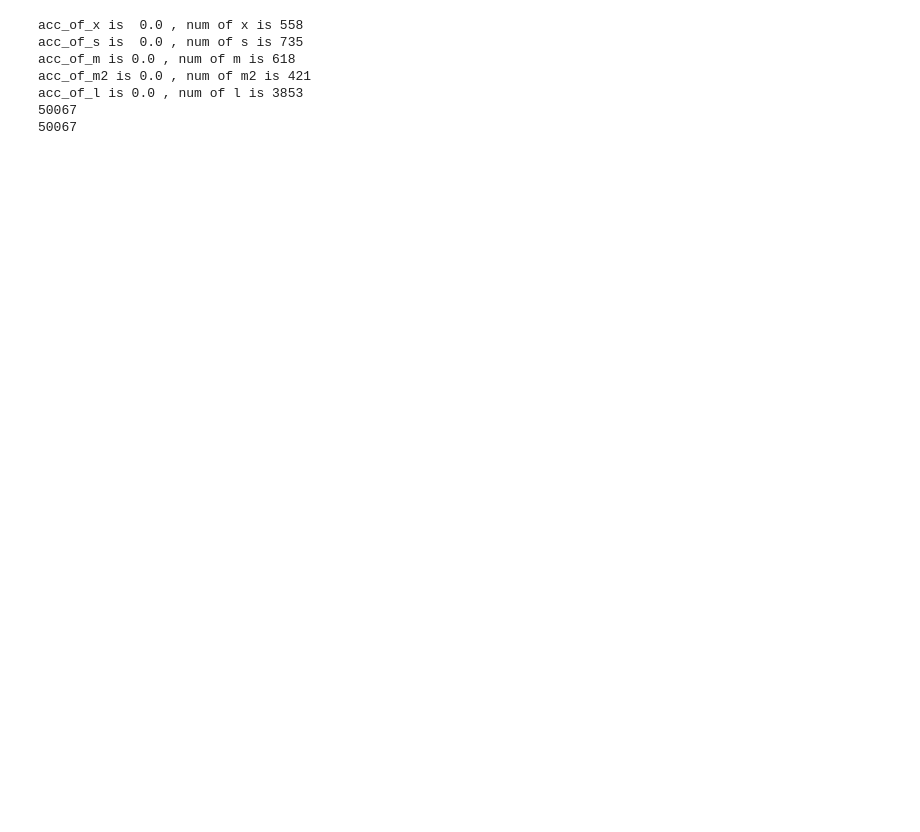
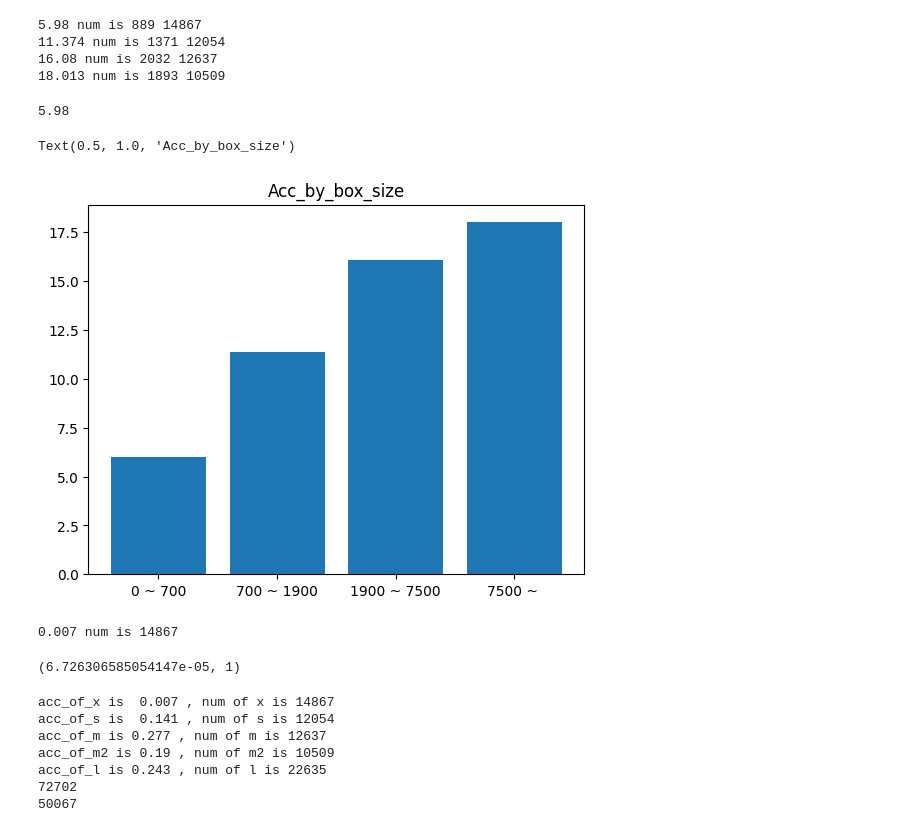
Before and after one commit to Lee-chan-hyeok/Nextchip_Autonomous_Driving_Contest, a Jupyter notebook: data_analysing/bbox/bbox_analysys.ipynb, the cells around one changed output. Drawn from its saved outputs; the diff is of its cells as text; code cells hidden in the pictures; blank space fills up the shorter version.

```diff
--- a/data_analysing/bbox/bbox_analysys.ipynb
+++ b/data_analysing/bbox/bbox_analysys.ipynb
@@ -43,47 +43,80 @@ display(result_df.sort_values('size'))
 # box size별 정확도
 
 # range 설정
-bin = [0, 500, 1000, 1500, 2000, 921600]
+bin = [0, 700, 1900, 7500, 921600]
 
 # size별로 df 필터링
 xsmall_df = result_df[(bin[0] <= result_df['size']) & (result_df['size'] < bin[1])]
 small_df = result_df[(bin[1] <= result_df['size']) & (result_df['size'] < bin[2])]
 medium_df = result_df[(bin[2] <= result_df['size']) & (result_df['size'] < bin[3])]
 medium2_df = result_df[(bin[3] <= result_df['size']) & (result_df['size'] < bin[4])]
-large_df = result_df[(bin[4] <= result_df['size']) & (result_df['size'] < bin[5])]
+# large_df = result_df[(bin[4] <= result_df['size']) & (result_df['size'] < bin[5])]
 
-#display(xsmall_df.sort_values(by= ['box_size']))
-#display(small_df.sort_values(by= ['box_size']))
-#display(medium_df.sort_values(by= ['box_size']))
-#display(large_df.sort_values(by= ['box_size']))
+# display(xsmall_df.sort_values(by= ['size']))
+# display(small_df.sort_values(by= ['size']))
+# display(medium_df.sort_values(by= ['size']))
+# display(large_df.sort_values(by= ['size']))
+# %%
+def make_acc(df):
+    acc = len(df[(df['detect_tf'] == 'True') | (df['detect_tf'] == 'lack_conf') | (df['detect_tf'] == 'only_pos')]) / len(df)
+    print(round(acc*100, 3), 'num is', len(df[(df['detect_tf'] == 'True') | (df['detect_tf'] == 'lack_conf') | (df['detect_tf'] == 'only_pos')]), len(df))
+
+    return round(acc*100, 2) #, len(df[(df['detect_tf'] == 'True') | (df['detect_tf'] == 'lack_conf')]), len(df)
+# %%
+acc1 = make_acc(xsmall_df)
+acc2 = make_acc(small_df)
+acc3 = make_acc(medium_df)
+acc4 = make_acc(medium2_df)
+# %% [output]
+5.98 num is 889 14867
+11.374 num is 1371 12054
+16.08 num is 2032 12637
+18.013 num is 1893 10509
+# %%
+print(acc1)
+# %% [output]
+5.98
+# %%
+x = ['0 ~ 700', '700 ~ 1900', '1900 ~ 7500', '7500 ~ ']
+y = [acc1, acc2, acc3, acc4]
+plt.bar(x, y)
+plt.title('Acc_by_box_size')
+# %% [output]
+Text(0.5, 1.0, 'Acc_by_box_size')
+[figure, added]
+# %%
+make_acc(xsmall_df, 'True')
+# %% [output]
+0.007 num is 14867
+(6.726306585054147e-05, 1)
 # %%
 # acc by size
 
-acc_of_xsmall = len(xsmall_df[xsmall_df['detect_tf'] == True]) / (len(xsmall_df))
+acc_of_xsmall = len(xsmall_df[xsmall_df['detect_tf'] == 'True']) / (len(xsmall_df))
 print('acc_of_x is ', round(acc_of_xsmall*100, 3), ', num of x is', len(xsmall_df))
 
-acc_of_small = len(small_df[small_df['detect_tf'] == True]) / (len(small_df))
+acc_of_small = len(small_df[small_df['detect_tf'] == 'True']) / (len(small_df))
 print('acc_of_s is ', round(acc_of_small*100, 3), ', num of s is', len(small_df))
 
-acc_of_medium = len(medium_df[medium_df['detect_tf'] == True]) / (len(medium_df))
+acc_of_medium = len(medium_df[medium_df['detect_tf'] == 'True']) / (len(medium_df))
 print('acc_of_m is', round(acc_of_medium*100, 3), ', num of m is', len(medium_df))
 
-acc_of_medium2 = len(medium2_df[medium2_df['detect_tf'] == True]) / (len(medium2_df))
+acc_of_medium2 = len(medium2_df[medium2_df['detect_tf'] == 'True']) / (len(medium2_df))
 print('acc_of_m2 is', round(acc_of_medium2*100, 3), ', num of m2 is', len(medium2_df))
 
-acc_of_large = len(large_df[large_df['detect_tf'] == True]) / (len(large_df))
+acc_of_large = len(large_df[large_df['detect_tf'] == 'True']) / (len(large_df))
 print('acc_of_l is', round(acc_of_large*100, 3), ', num of l is', len(large_df))
 
 print(len(xsmall_df) + len(small_df) + len(medium_df) + len(medium2_df) + len(large_df) + len(result_df[result_df['size'] == -100]))
 print(len(result_df))
 # %% [output]
-acc_of_x is  0.0 , num of x is 558
-acc_of_s is  0.0 , num of s is 735
-acc_of_m is 0.0 , num of m is 618
-acc_of_m2 is 0.0 , num of m2 is 421
-acc_of_l is 0.0 , num of l is 3853
+acc_of_x is  0.007 , num of x is 14867
+acc_of_s is  0.141 , num of s is 12054
+acc_of_m is 0.277 , num of m is 12637
+acc_of_m2 is 0.19 , num of m2 is 10509
+acc_of_l is 0.243 , num of l is 22635
+72702
 50067
-50067
 # %%
 # class별 정확도
 # %%
```
Also changed, not shown: parts of 1 cell of this notebook, 11 other files.
